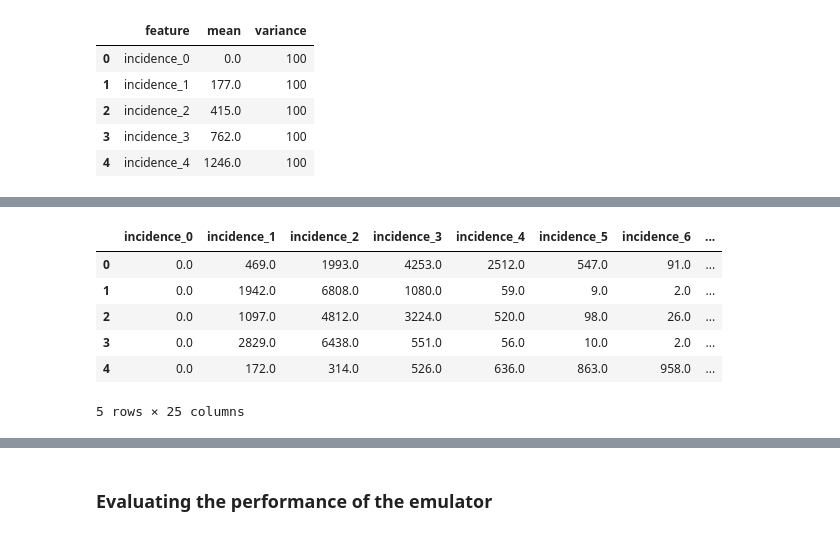
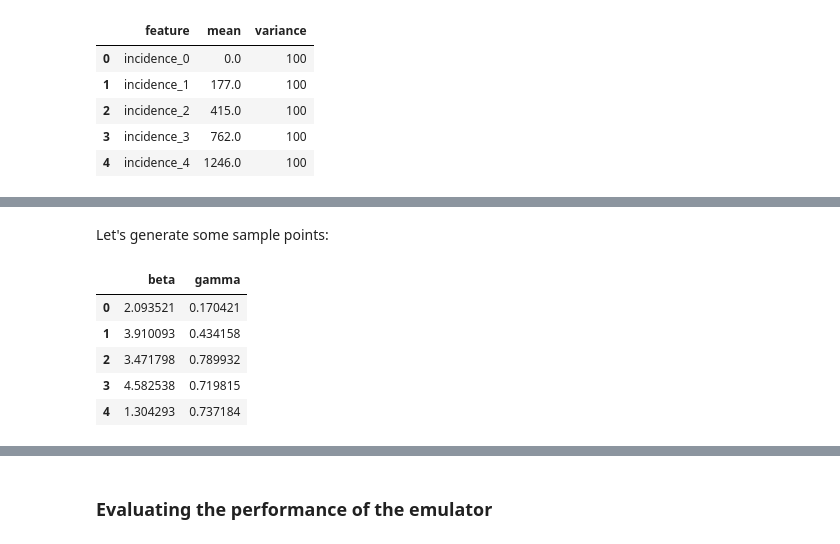
Before and after one commit to InstituteforDiseaseModeling/historymatching, a Jupyter notebook: examples/history_matching_sir.ipynb, the cells around one changed output, grey strips where cells are left out. Saved outputs shown, nothing was run; the diff lists cells and outputs as text; code cells hidden in the pictures.

```diff
--- a/examples/history_matching_sir.ipynb
+++ b/examples/history_matching_sir.ipynb
@@ -314,11 +308 @@ def model_wrapper( iteration: int, points: pd.DataFrame, config: hm.Config) -> p
     return out
-# %%
-model_wrapper( 0, initial_samples, global_conf ).head()
-# %% [output]
-|  | incidence_0 | incidence_1 | incidence_2 | incidence_3 | incidence_4 | incidence_5 | incidence_6 | ... |
-| 0 | 0.0 | 469.0 | 1993.0 | 4253.0 | 2512.0 | 547.0 | 91.0 | ... |
-| 1 | 0.0 | 1942.0 | 6808.0 | 1080.0 | 59.0 | 9.0 | 2.0 | ... |
-| 2 | 0.0 | 1097.0 | 4812.0 | 3224.0 | 520.0 | 98.0 | 26.0 | ... |
-| 3 | 0.0 | 2829.0 | 6438.0 | 551.0 | 56.0 | 10.0 | 2.0 | ... |
-| 4 | 0.0 | 172.0 | 314.0 | 526.0 | 636.0 | 863.0 | 958.0 | ... |
-5 rows × 25 columns
@@ -327,0 +309,17 @@ conf.run_simulators = model_wrapper
+# %% [markdown]
+Let's generate some sample points:
+# %%
+test_points = pd.DataFrame( { param: np.random.uniform( parameter_space.loc[param, 'minimum'],
+                                                                                         parameter_space.loc[param, 'maximum'],
+                                                                                         100
+                                                                                        ) for param in parameter_space.index
+                             }
+                            )
+test_points.head()
+# %% [output]
+|  | beta | gamma |
+| 0 | 2.093521 | 0.170421 |
+| 1 | 3.910093 | 0.434158 |
+| 2 | 3.471798 | 0.789932 |
+| 3 | 4.582538 | 0.719815 |
+| 4 | 1.304293 | 0.737184 |
```
Also changed, not shown: parts of 33 cells of this notebook, 6 other files.
